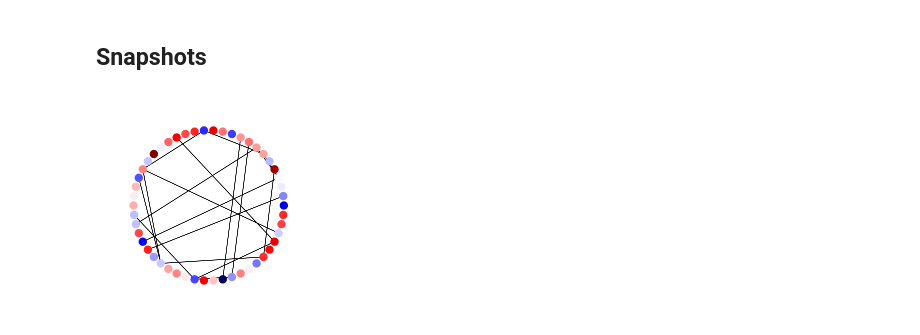
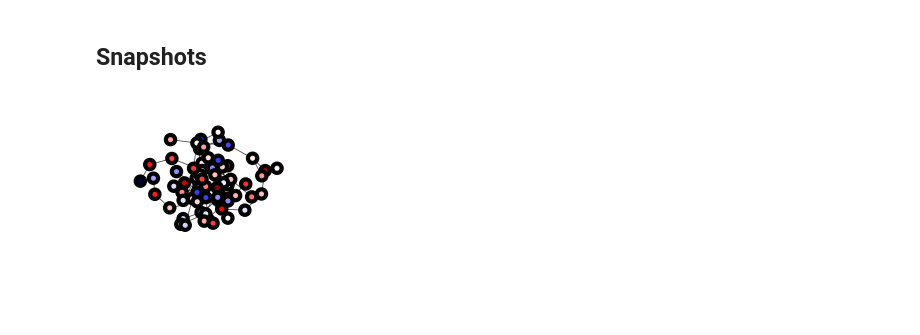
Before and after one commit to Priesemann-Group/perspective_heart_and_brain, a Jupyter notebook: notebooks_figures_paper/FHN_erdos-renyi_toybrain.ipynb, the cells around one changed output. Cells and saved outputs as stored; diff of their text form; code cells hidden in the pictures; blank space fills up the shorter version.

```diff
--- a/notebooks_figures_paper/FHN_erdos-renyi_toybrain.ipynb
+++ b/notebooks_figures_paper/FHN_erdos-renyi_toybrain.ipynb
@@ -232,15 +185,19 @@ m=0.005_collective
 # %%
 # plot insets (self-consistent scale the inset by factor 5
-width_ref = 60 * mm
-height_ref = 24 * mm
-factor = 4
+width_ref = 28 * mm
+height_ref = 10 * mm
+factor = 2
 
 label='m=0.005_collective'
 data = inset[label]
+print(data)
 time, duration, dy = data
 
-width = width_ref * duration / np.diff(time_range)[0] * factor
-height = height_ref * dy / np.diff(signal_range)[0] * factor
+# width = width_ref * duration / np.diff(time_range_small)[0] * factor
+# height = height_ref * dy / np.diff(time_range_small)[0] * factor
+width = width_ref / 2
+height = height_ref / 3
+
 fig = plt.figure(figsize=(width, height), dpi=300)
 ax = plt.axes([0., 0., 1., 1.], frameon=True, xticks=[],yticks=[])
 # ax = plt.axes([0., 0., 1., 1.])
@@ -253,9 +210,11 @@ ax.plot(df_plot['time'], df_plot['collective'], color='darkblue', lw=1)
 # set limits to time range
 ax.set_xlim([time, time+duration])
 mean_y = np.mean(df_plot['collective'])
+print(mean_y)
 ax.set_ylim([mean_y-dy/2, mean_y+dy/2])
 
 # set actual size of figure
+print(width, height)
 fig.set_size_inches(width, height)
 
 fig.savefig(path_figures+f"FHN_erdos_renyi_toybrain_{label}_inset.pdf", **savefig_args)
@@ -266,12 +226,14 @@ fig.savefig(path_figures+f"FHN_erdos_renyi_toybrain_{label}_inset.pdf", **savefi
-# %%
-scale_time = {
-    'm=0.005_collective': 5740,
-    'm=0.145_collective': 5740,
-    'width': 500
-}
-
-scale_collective = {
-    'time': 5725,
-    'height': 10,
-}
+# %%
+raster_data = {
+    "m=0.005_raster_random": df_raster_healthy,
+    "m=0.05_raster_random": df_raster_bursty,
+}
+
+# random selection of 20 neurons
+ids_sel = np.random.choice(df_raster_healthy['id'].unique(), 20)
+
+raster_ids = {
+    "m=0.005_raster_random": ids_sel,
+    "m=0.05_raster_random": ids_sel,
+}
 # %%
@@ -498,11 +468,12 @@ height = 14 * mm
 # %%
 # get state of neurons frmo pickle file
 states = pickle.load(gzip.open('./data/FHN_erdos_renyi_toybrain/V_time_evolution_m=0.005.gz', 'rb'))
 connections = pickle.load(gzip.open('./data/FHN_erdos_renyi_toybrain/Connectivity_m=0.005.gz', 'rb'))
 
 fig = plt.figure(figsize=(width, height), dpi=300)
 ax = plt.axes([0., 0., 1., 1.], frameon=False, xticks=[],yticks=[])
-plot_graph_on_circle(states[:, 0], connections, plt.gca(), subset_size=50, format_axes=True, plot_connections=True, arrows=True, marker_size=1, weighted_connections_cmap=None, weighted_connections_norm=None)
-#fig.savefig(path_figures+'FHN_erdos-renyi_toybrain_m=0.005_snapshot.pdf', **savefig_args)
+# plot_graph_on_circle(states[:, 0], connections, plt.gca(), subset_size=50, format_axes=True, plot_connections=True, arrows=True, marker_size=1, weighted_connections_cmap=None, weighted_connections_norm=None)
+plot_graph_physics_snapshot(states[:, 0], connections, plt.gca(), subset_size=100, format_axes=True, seed=42, edge_width = 0.2, node_size=5)
+fig.savefig(path_figures+'FHN_erdos-renyi_toybrain_m=0.005_snapshot.pdf', **savefig_args)
 # %% [output]
-[figure, old version]
+[figure, new version]
```
Also changed, not shown: parts of 18 cells of this notebook, 1 other file.
